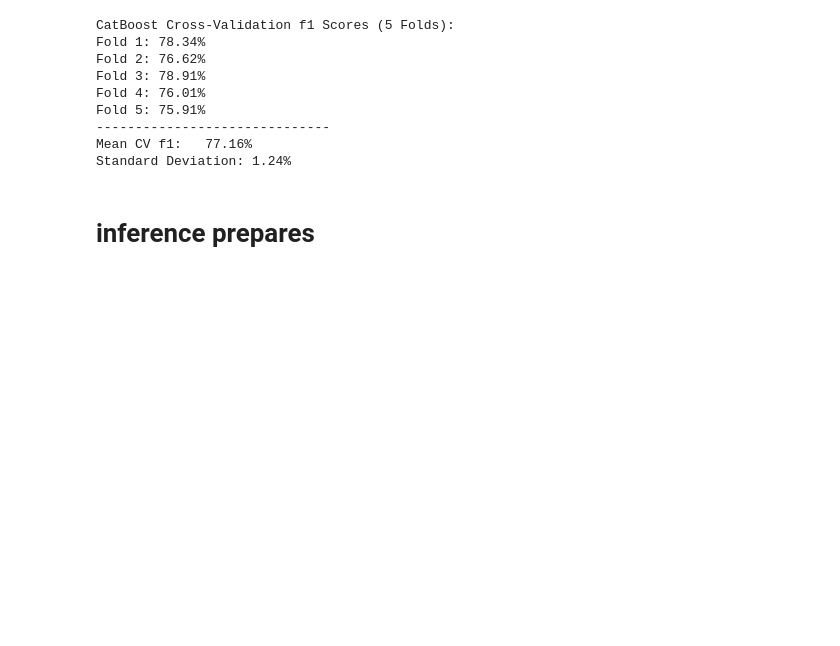
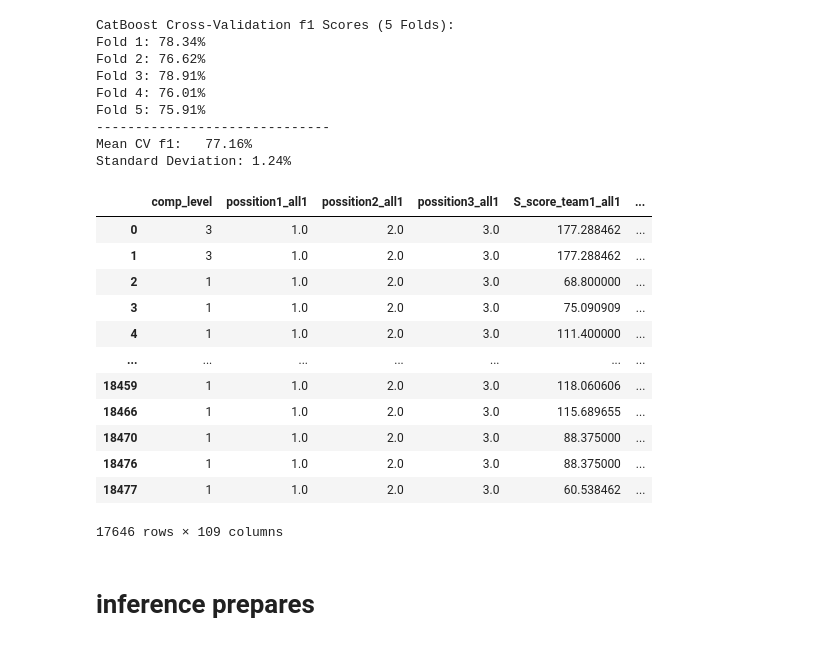
Before and after one commit to romimagshimim-cmyk/RomiRotem, a Jupyter notebook: RomiRotem/full_project/code/models.ipynb, the cells around one changed output. Saved outputs shown, nothing was run; the diff lists cells and outputs as text; code cells hidden in the pictures; blank space fills up the shorter version.

```diff
--- a/RomiRotem/full_project/code/models.ipynb
+++ b/RomiRotem/full_project/code/models.ipynb
@@ -1002,3 +1000,19 @@ Fold 5: 75.91%
 ------------------------------
 Mean CV f1:   77.16%
 Standard Deviation: 1.24%
+# %%
+X
+# %% [output]
+|  | comp_level | possition1_all1 | possition2_all1 | possition3_all1 | S_score_team1_all1 | ... |
+| 0 | 3 | 1.0 | 2.0 | 3.0 | 177.288462 | ... |
+| 1 | 3 | 1.0 | 2.0 | 3.0 | 177.288462 | ... |
+| 2 | 1 | 1.0 | 2.0 | 3.0 | 68.800000 | ... |
+| 3 | 1 | 1.0 | 2.0 | 3.0 | 75.090909 | ... |
+| 4 | 1 | 1.0 | 2.0 | 3.0 | 111.400000 | ... |
+| ... | ... | ... | ... | ... | ... | ... |
+| 18459 | 1 | 1.0 | 2.0 | 3.0 | 118.060606 | ... |
+| 18466 | 1 | 1.0 | 2.0 | 3.0 | 115.689655 | ... |
+| 18470 | 1 | 1.0 | 2.0 | 3.0 | 88.375000 | ... |
+| 18476 | 1 | 1.0 | 2.0 | 3.0 | 88.375000 | ... |
+| 18477 | 1 | 1.0 | 2.0 | 3.0 | 60.538462 | ... |
+17646 rows × 109 columns
```
Also changed, not shown: parts of 4 cells of this notebook, 7 other files.
